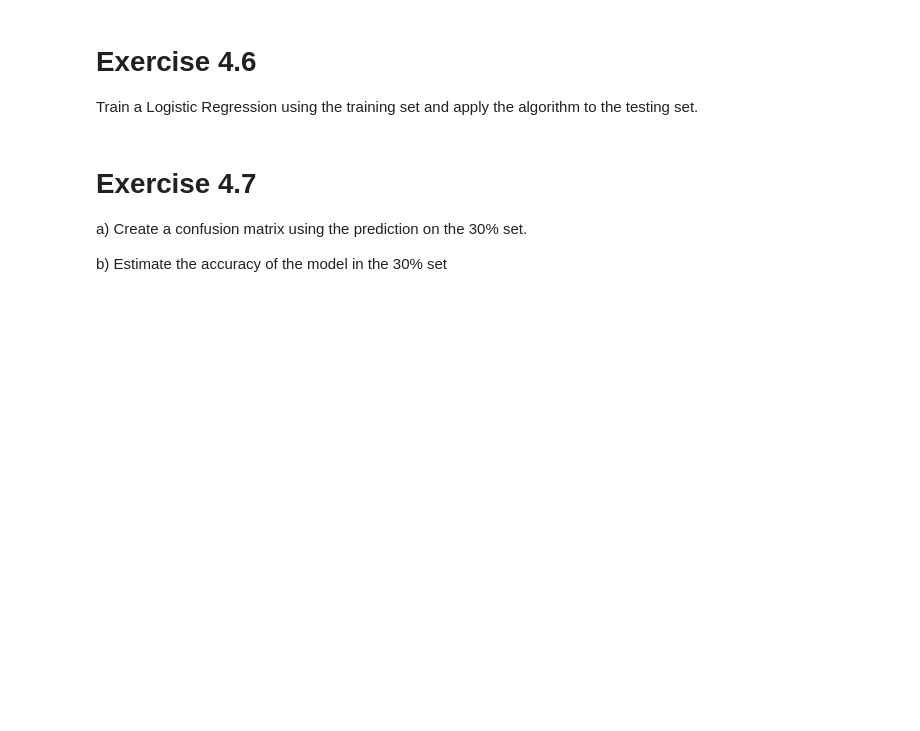
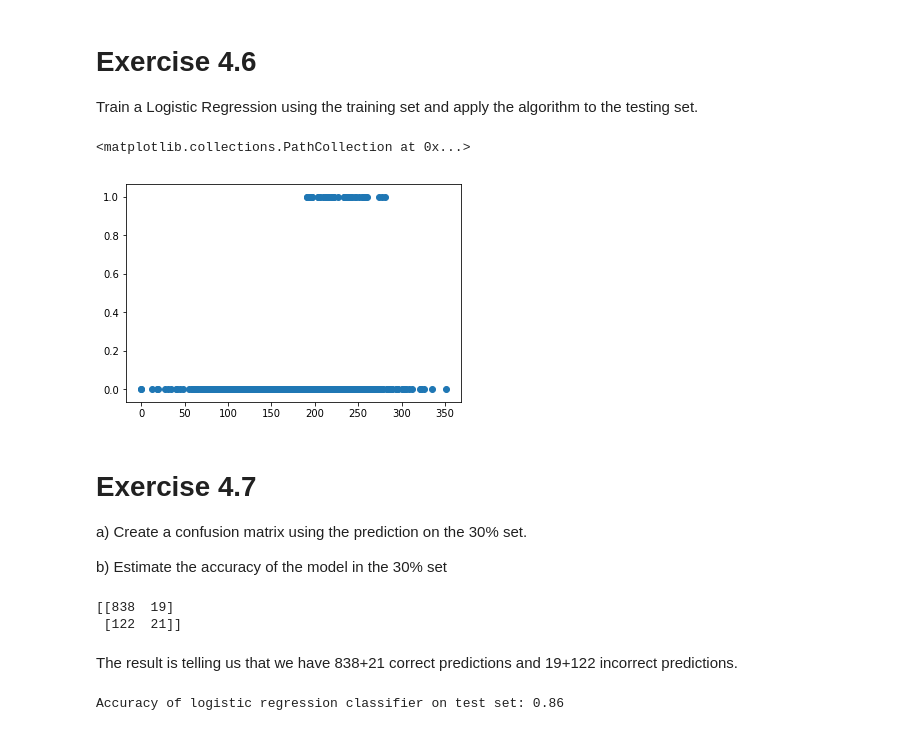
Before and after one commit to lfortizs/ML, a Jupyter notebook: E4-Regression-Linear&Logistic.ipynb, the cells around one changed output. Drawn from its saved outputs; the diff is of its cells as text; code cells hidden in the pictures; blank space fills up the shorter version.

```diff
--- a/E4-Regression-Linear&Logistic.ipynb
+++ b/E4-Regression-Linear&Logistic.ipynb
@@ -122,10 +235,41 @@ Split the data in train (70%) and test (30%)
+# %%
+from sklearn.model_selection import train_test_split
+X_train, X_test, Y_train, Y_test = train_test_split(X, Y, test_size=0.3, random_state=42)
 # %% [markdown]
 # Exercise 4.6
 
 Train a Logistic Regression using the training set and apply the algorithm to the testing set.
+# %%
+from sklearn.linear_model import LogisticRegression
+logreg = LogisticRegression(solver='liblinear',C=1e9)
+logreg.fit(X_train, Y_train.values)
+
+
+y_predict = logreg.predict(X_test)
+y_predict
+
+# plot the class predictions
+plt.scatter(X_test[["Day Mins"]], y_predict)
+# %% [output]
+<matplotlib.collections.PathCollection at 0x...>
+[figure, added]
 # %% [markdown]
 # Exercise 4.7
 
 a) Create a confusion matrix using the prediction on the 30% set.
 
 b) Estimate the accuracy of the model in the 30% set
+# %%
+from sklearn.metrics import confusion_matrix
+confusion_matrix = confusion_matrix(Y_test, y_predict)
+print(confusion_matrix)
+# %% [output]
+[[838  19]
+ [122  21]]
+# %% [markdown]
+The result is telling us that we have 838+21 correct predictions and 19+122 incorrect predictions.
+# %%
+#y_pred = logreg.predict(X_test)
+print('Accuracy of logistic regression classifier on test set: {:.2f}'.format(logreg.score(X_test, Y_test)))
+# %% [output]
+Accuracy of logistic regression classifier on test set: 0.86
```
Also changed, not shown: parts of 18 cells of this notebook.
